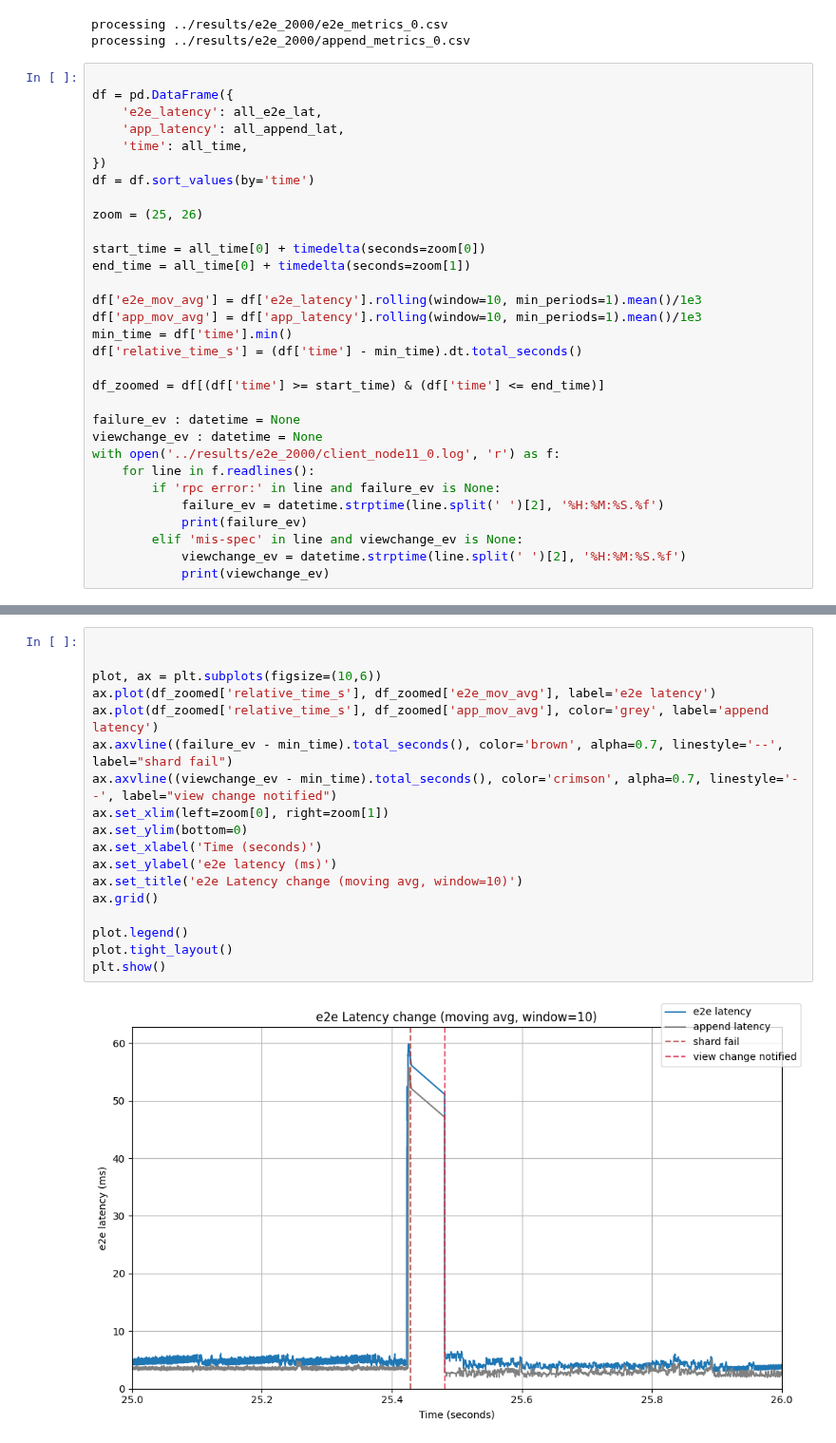
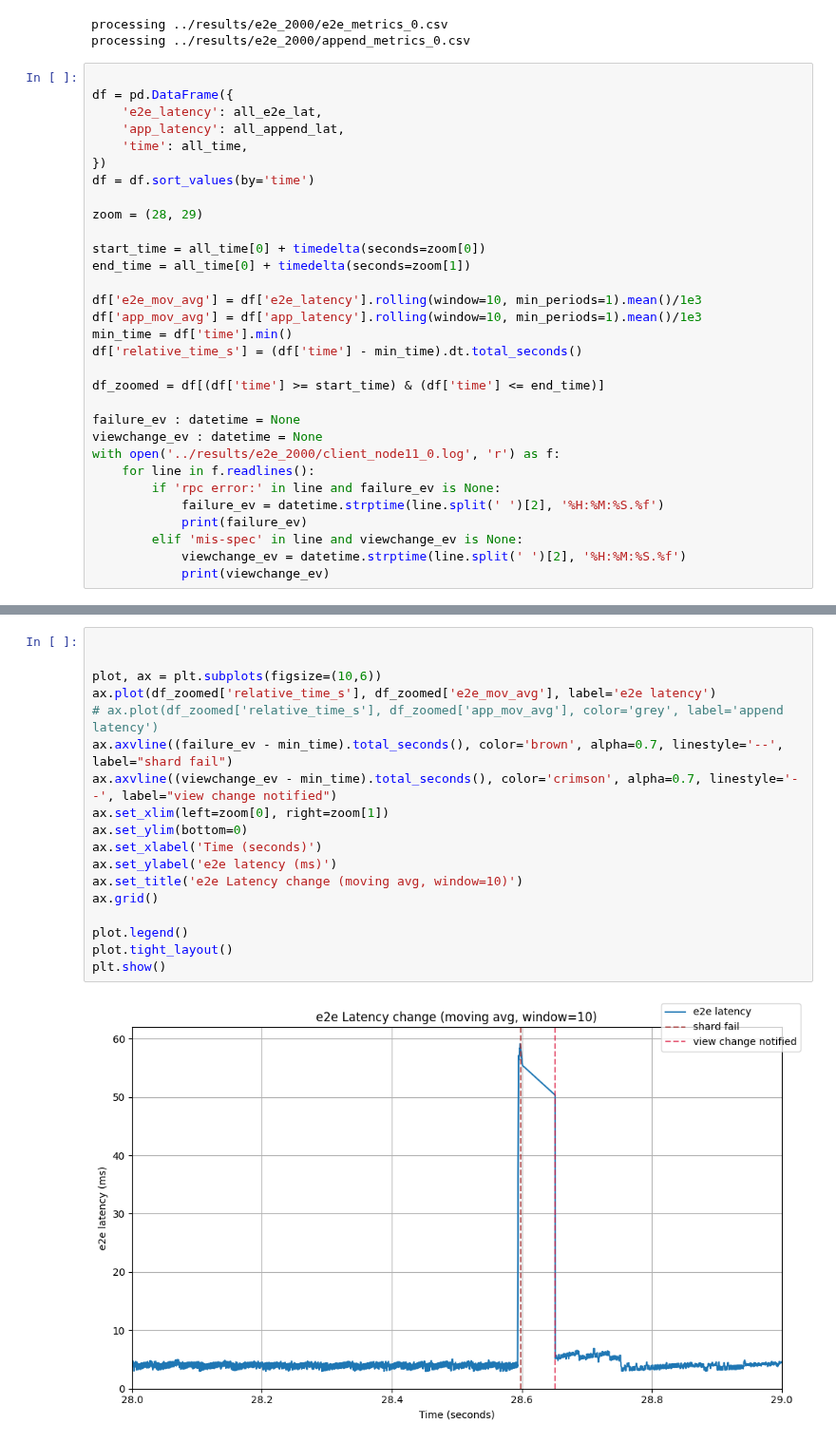
Before and after one commit to dassl-uiuc/speclog-artifact, a Jupyter notebook: benchmarking/scripts/analyze.ipynb, the cells around one changed output, grey strips where cells are left out. Shown at 95% size. Cells and saved outputs as stored; diff of their text form.

```diff
--- a/benchmarking/scripts/analyze.ipynb
+++ b/benchmarking/scripts/analyze.ipynb
@@ -668,7 +652,7 @@ df = pd.DataFrame({
 })
 df = df.sort_values(by='time')
 
-zoom = (25, 26)
+zoom = (28, 29)
 
 start_time = all_time[0] + timedelta(seconds=zoom[0])
 end_time = all_time[0] + timedelta(seconds=zoom[1])
@@ -696,23 +680,23 @@ with open('../results/e2e_2000/client_node11_0.log', 'r') as f:
 # %%
 
 
 plot, ax = plt.subplots(figsize=(10,6))
 ax.plot(df_zoomed['relative_time_s'], df_zoomed['e2e_mov_avg'], label='e2e latency')
-ax.plot(df_zoomed['relative_time_s'], df_zoomed['app_mov_avg'], color='grey', label='append latency')
+# ax.plot(df_zoomed['relative_time_s'], df_zoomed['app_mov_avg'], color='grey', label='append latency')
 ax.axvline((failure_ev - min_time).total_seconds(), color='brown', alpha=0.7, linestyle='--', label="shard fail")
 ax.axvline((viewchange_ev - min_time).total_seconds(), color='crimson', alpha=0.7, linestyle='--', label="view change notified")
 ax.set_xlim(left=zoom[0], right=zoom[1])
 ax.set_ylim(bottom=0)
 ax.set_xlabel('Time (seconds)')
 ax.set_ylabel('e2e latency (ms)')
 ax.set_title('e2e Latency change (moving avg, window=10)')
 ax.grid()
 
 plot.legend()
 plot.tight_layout()
 plt.show()
 # %% [output]
-[figure, old version]
+[figure, new version]
 # %%
 
 
```
Also changed, not shown: parts of 3 cells of this notebook, 2 other files.
